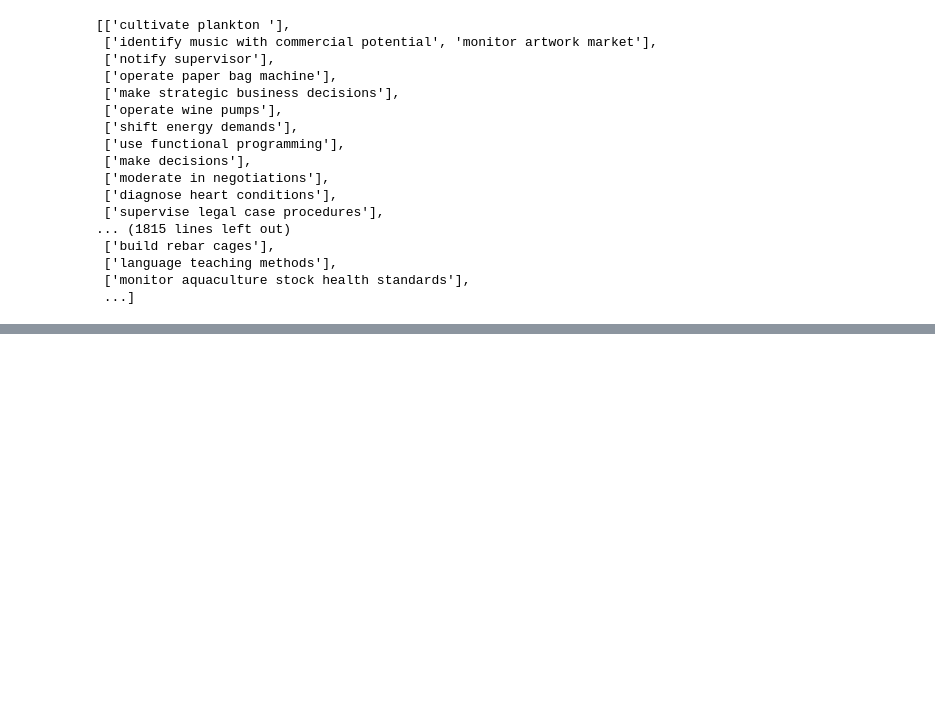
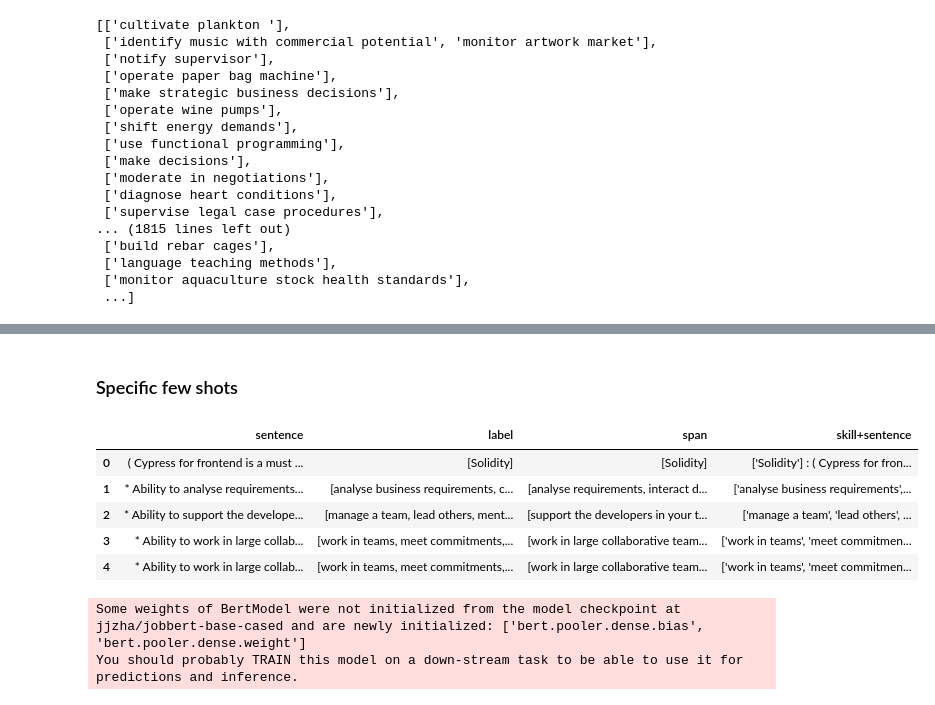
Before and after one commit to epfl-ml4ed/SkillThrills, a Jupyter notebook: protosp01/dataset_generation/generation/data_generation.ipynb, the cells around one changed output, grey strips where cells are left out. Saved outputs shown, nothing was run; the diff lists cells and outputs as text; code cells hidden in the pictures; blank space fills up the shorter version.

Commit message:
adds sample generation and first generated sampels

```diff
--- a/protosp01/dataset_generation/generation/data_generation.ipynb
+++ b/protosp01/dataset_generation/generation/data_generation.ipynb
@@ -356,0 +394,43 @@ all_gens
+# %% [markdown]
+### Specific few shots
+# %%
+test = pd.read_csv("https://raw.githubusercontent.com/jensjorisdecorte/Skill-Extraction-benchmark/main/tech_test_annotations.csv")
+test = test[~test.label.isin(["LABEL NOT PRESENT", "UNDERSPECIFIED"])]
+multilabel = test.groupby("sentence").agg({"label": lambda x : x.tolist() , "span": lambda x : x.tolist()}).reset_index()
+multilabel["skill+sentence"] = multilabel[["label", "sentence"]].apply(lambda x : str(x["label"]) + " : " + x["sentence"], axis=1)
+multilabel.head(5)
+# %% [output]
+|  | sentence | label | span | skill+sentence |
+| 0 | ( Cypress for frontend is a must ... | [Solidity] | [Solidity] | ['Solidity'] : ( Cypress for fron... |
+| 1 | * Ability to analyse requirements... | [analyse business requirements, c... | [analyse requirements, interact d... | ['analyse business requirements',... |
+| 2 | * Ability to support the develope... | [manage a team, lead others, ment... | [support the developers in your t... | ['manage a team', 'lead others', ... |
+| 3 | * Ability to work in large collab... | [work in teams, meet commitments,... | [work in large collaborative team... | ['work in teams', 'meet commitmen... |
+| 4 | * Ability to work in large collab... | [work in teams, meet commitments,... | [work in large collaborative team... | ['work in teams', 'meet commitmen... |
+# %%
+from transformers import AutoModel, AutoTokenizer
+
+stochastic_gen_args = {
+"total_generations" : 10, # number of samples
+"threshold" : 0.6, # not considering skills that are less than .8 similar
+"beam_size" : 50, # considering 20 skills
+"temperature_skill" : 1, # we want to see diversity in generated words
+"temperature_pairing": 2, # popularity to be skewed toward popular skills
+"temperature_sample_size": 0.1,
+"frequency_select": True, # wether we select within the NN acording to frequency
+"upper_bound_skill_matching": 0
+}
+
+generations = gen.stochastic_inf_iter(**stochastic_gen_args)
+
+word_emb = "jjzha/jobbert-base-cased"
+word_emb_model = AutoModel.from_pretrained(word_emb)
+word_emb_tokenizer = AutoTokenizer.from_pretrained(word_emb)
+
+
+datagen = DatasetGenerator(emb_tax,
+                           multilabel,
+                           word_emb_model,
+                           word_emb_tokenizer)
+# %% [output]
+Some weights of BertModel were not initialized from the model checkpoint at jjzha/jobbert-base-cased and are newly initialized: ['bert.pooler.dense.bias', 'bert.pooler.dense.weight']
+You should probably TRAIN this model on a down-stream task to be able to use it for predictions and inference.
```
Also changed, not shown: parts of 11 cells of this notebook, 4 other files.
